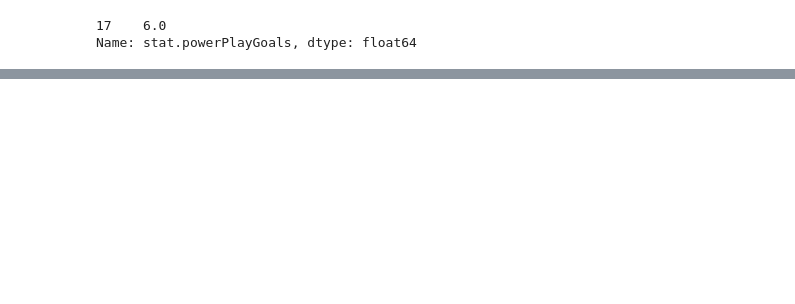
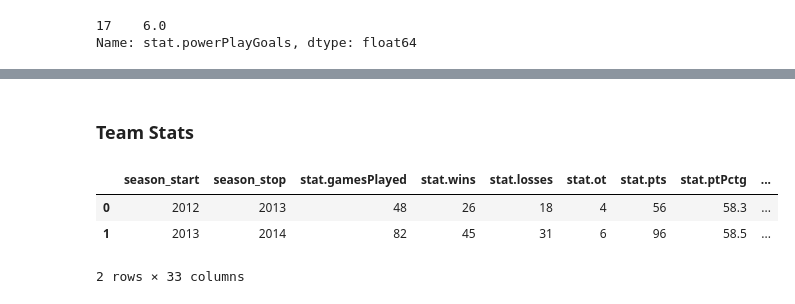
Before and after one commit to nickpaul7/python_api_notebooks, a Jupyter notebook: python_nhl_api.ipynb, the cells around one changed output, grey strips where cells are left out. Cells and saved outputs as stored; diff of their text form; code cells hidden in the pictures; blank space fills up the shorter version.

```diff
--- a/python_nhl_api.ipynb
+++ b/python_nhl_api.ipynb
@@ -495,0 +513,2 @@ Name: stat.powerPlayGoals, dtype: float64
+# %% [markdown]
+### Team Stats
@@ -495,0 +566,7 @@ Name: stat.powerPlayGoals, dtype: float64
+# %%
+rangers_stats
+# %% [output]
+|  | season_start | season_stop | stat.gamesPlayed | stat.wins | stat.losses | stat.ot | stat.pts | stat.ptPctg | ... |
+| 0 | 2012 | 2013 | 48 | 26 | 18 | 4 | 56 | 58.3 | ... |
+| 1 | 2013 | 2014 | 82 | 45 | 31 | 6 | 96 | 58.5 | ... |
+2 rows × 33 columns
```
Also changed, not shown: parts of 15 cells of this notebook.
